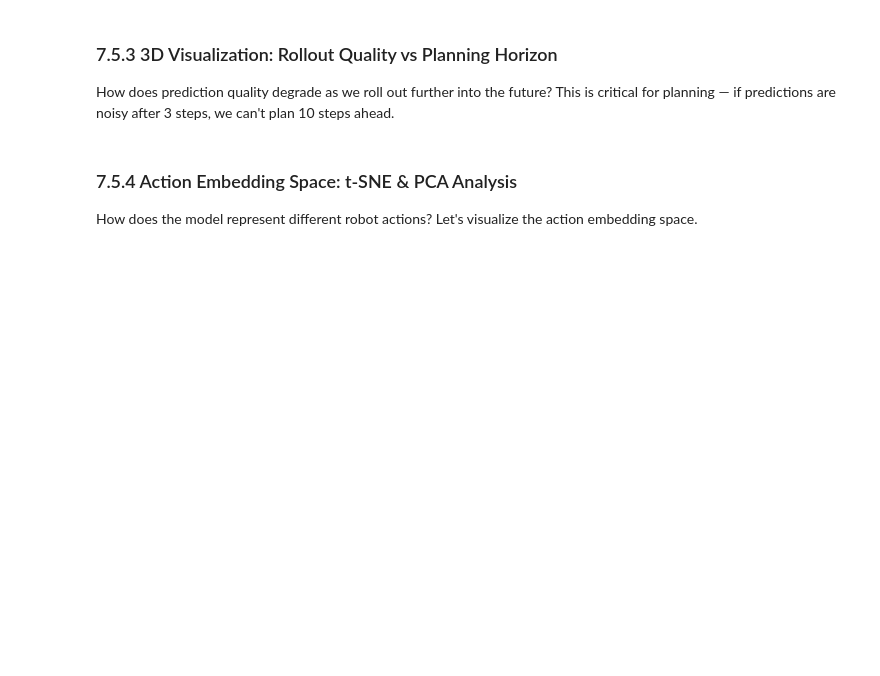
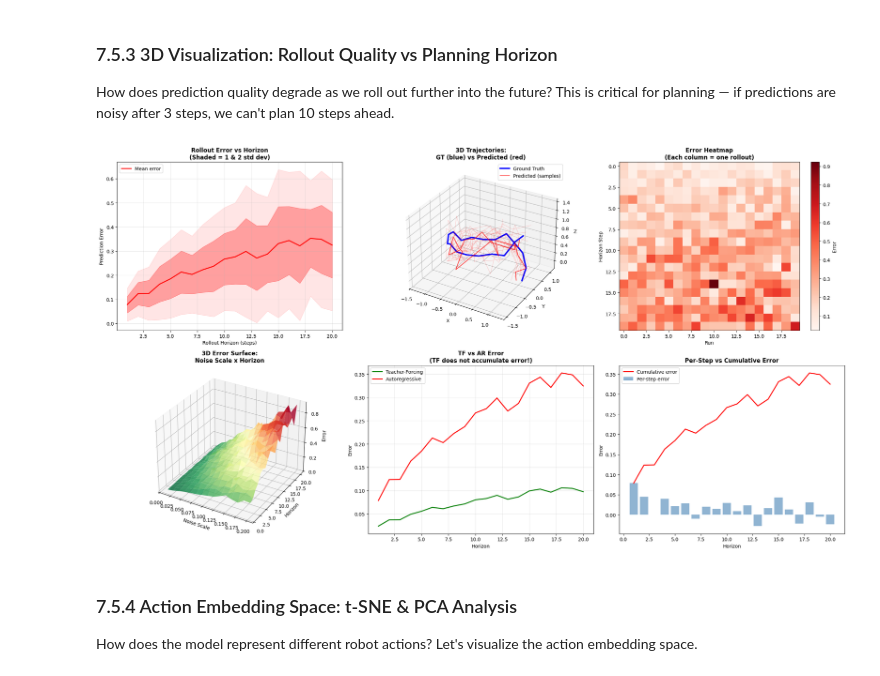
Before and after one commit to JeffrinSam/JEPAstudy, a Jupyter notebook: notebooks/03_VJEPA2_AC_WorldModel.ipynb, the cells around one changed output. Saved outputs shown, nothing was run; the diff lists cells and outputs as text; code cells hidden in the pictures; blank space fills up the shorter version.

```diff
--- a/notebooks/03_VJEPA2_AC_WorldModel.ipynb
+++ b/notebooks/03_VJEPA2_AC_WorldModel.ipynb
@@ -1132,34 +1252,36 @@ for i, ns in enumerate(noise_scales):
 NS, HR = np.meshgrid(noise_scales, horizon_range)
 surf = ax4.plot_surface(NS.T, HR.T, error_surface, cmap='RdYlGn_r', alpha=0.8)
 ax4.set_xlabel('Noise Scale')
 ax4.set_ylabel('Horizon')
 ax4.set_zlabel('Error')
 ax4.set_title('3D Error Surface:\nNoise Scale x Horizon', fontweight='bold')
 
 # 5. Teacher-forcing vs autoregressive error comparison
 ax5 = fig.add_subplot(235)
 tf_errors = errors.mean(axis=0) * 0.3  # TF has much lower error (teacher provides ground truth)
 ar_errors = errors.mean(axis=0)
 ax5.plot(horizons, tf_errors, 'g-', linewidth=2, label='Teacher-Forcing')
 ax5.plot(horizons, ar_errors, 'r-', linewidth=2, label='Autoregressive')
 ax5.set_xlabel('Horizon')
 ax5.set_ylabel('Error')
-ax5.set_title('TF vs AR Error\n(TF doesn't accumulate error!)', fontweight='bold')
+ax5.set_title("TF vs AR Error\n(TF does not accumulate error!)", fontweight="bold")
 ax5.legend()
 ax5.grid(True, alpha=0.3)
 
 # 6. Per-step vs cumulative error
 ax6 = fig.add_subplot(236)
 per_step = np.diff(np.concatenate([[0], mean_err]))
 ax6.bar(horizons, per_step, alpha=0.6, color='steelblue', label='Per-step error')
 ax6.plot(horizons, mean_err, 'r-', linewidth=2, label='Cumulative error')
 ax6.set_xlabel('Horizon')
 ax6.set_ylabel('Error')
 ax6.set_title('Per-Step vs Cumulative Error', fontweight='bold')
 ax6.legend()
 
 plt.tight_layout()
 plt.show()
+# %% [output]
+[figure, added]
 # %% [markdown]
 ### 7.5.4 Action Embedding Space: t-SNE & PCA Analysis
 
```
Also changed, not shown: parts of 18 cells of this notebook, 16 other files.
